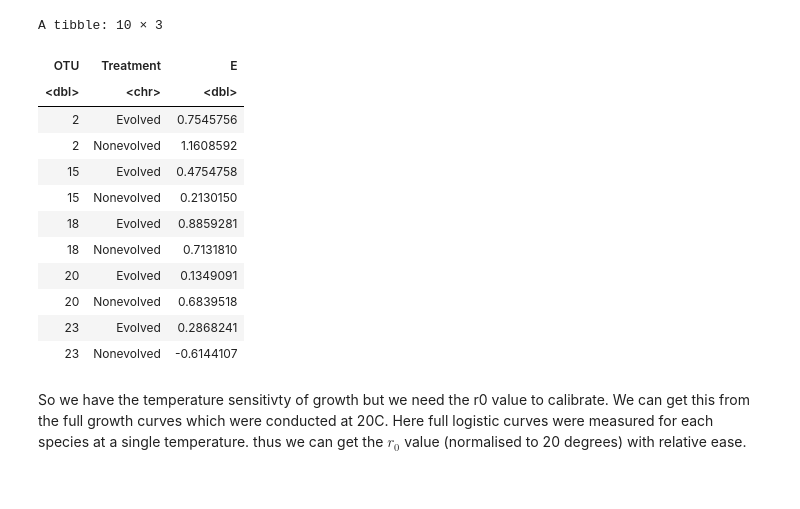
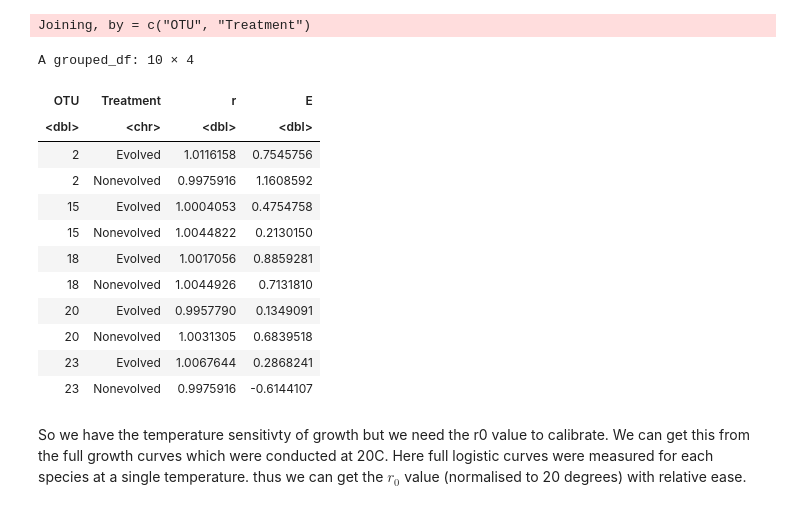
Before and after one commit to CleggTom/Bacterial_Interactions, a Jupyter notebook: notebooks/Data_analysis.ipynb, the cells around one changed output. Cells and saved outputs as stored; diff of their text form; code cells hidden in the pictures.

```diff
--- a/notebooks/Data_analysis.ipynb
+++ b/notebooks/Data_analysis.ipynb
@@ -51,7 +244,7 @@ OTU_OD <- read_csv("../data/Francisca/respirationandODData/DatosOD_5OTUs_evNev.c
 OTU_growth <- OTU_OD %>%
     mutate(r = (log(OD) - log(OD_T0))/Tf , K = T + 273.15 ) %>%
     filter(r > quantile(r,probs = c(0.1))[1]) %>%
-    mutate(rate = r - min(r)) %>%
+    mutate(rate = (r - min(r))/60) %>%
     filter(rate > 0)
 
 OTU_growth %>%
@@ -65,36 +267,45 @@ as we can see the TPCs are not great. However as we just need a general idea as
 # %%
+k <- 8.617e-5
 OTU_rising <- OTU_growth %>%
     group_by(OTU,Treatment) %>%
     mutate(rmax = max(r),Tmax = max(ifelse(r == rmax,K,0))) %>%
     filter(K <= Tmax, r > 0) %>%
     mutate(T_boltz = 1 / (K * k), r = log(r))
 
 OTU_r_E <- OTU_rising %>%
     select(OTU,Treatment,r,T_boltz) %>%
     group_by(OTU,Treatment) %>%
     do(fit = lm(r ~ T_boltz, data = .)) %>%
     tidy(fit) %>%
     filter(term == "T_boltz") %>%
     select(OTU,Treatment,estimate) %>%
     mutate(estimate = -estimate) %>%
     rename(E = estimate) %>%
     ungroup()
 
-OTU_r_E
+
+OTU_r_param <- OTU_growth %>%
+    filter(T == 20) %>%
+    group_by(OTU,Treatment) %>%
+    summarise(r = exp(mean(r))) %>%
+    left_join(.,OTU_r_E)
+
+OTU_r_param
 # %% [output]
-A tibble: 10 × 3
+Joining, by = c("OTU", "Treatment")
+A grouped_df: 10 × 4
-| OTU | Treatment | E |
-| <dbl> | <chr> | <dbl> |
-| 2 | Evolved | 0.7545756 |
-| 2 | Nonevolved | 1.1608592 |
-| 15 | Evolved | 0.4754758 |
-| 15 | Nonevolved | 0.2130150 |
-| 18 | Evolved | 0.8859281 |
-| 18 | Nonevolved | 0.7131810 |
-| 20 | Evolved | 0.1349091 |
-| 20 | Nonevolved | 0.6839518 |
-| 23 | Evolved | 0.2868241 |
-| 23 | Nonevolved | -0.6144107 |
+| OTU | Treatment | r | E |
+| <dbl> | <chr> | <dbl> | <dbl> |
+| 2 | Evolved | 1.0116158 | 0.7545756 |
+| 2 | Nonevolved | 0.9975916 | 1.1608592 |
+| 15 | Evolved | 1.0004053 | 0.4754758 |
+| 15 | Nonevolved | 1.0044822 | 0.2130150 |
+| 18 | Evolved | 1.0017056 | 0.8859281 |
+| 18 | Nonevolved | 1.0044926 | 0.7131810 |
+| 20 | Evolved | 0.9957790 | 0.1349091 |
+| 20 | Nonevolved | 1.0031305 | 0.6839518 |
+| 23 | Evolved | 1.0067644 | 0.2868241 |
+| 23 | Nonevolved | 0.9975916 | -0.6144107 |
 # %% [markdown]
 So we have the temperature sensitivty of growth but we need the r0 value to calibrate. We can get this from the full growth curves which were conducted at 20C. Here full logistic curves were measured for each species at a single temperature. thus we can get the $r_0$ value (normalised to 20 degrees) with relative ease.
 # %%
```
Also changed, not shown: parts of 58 cells of this notebook.
